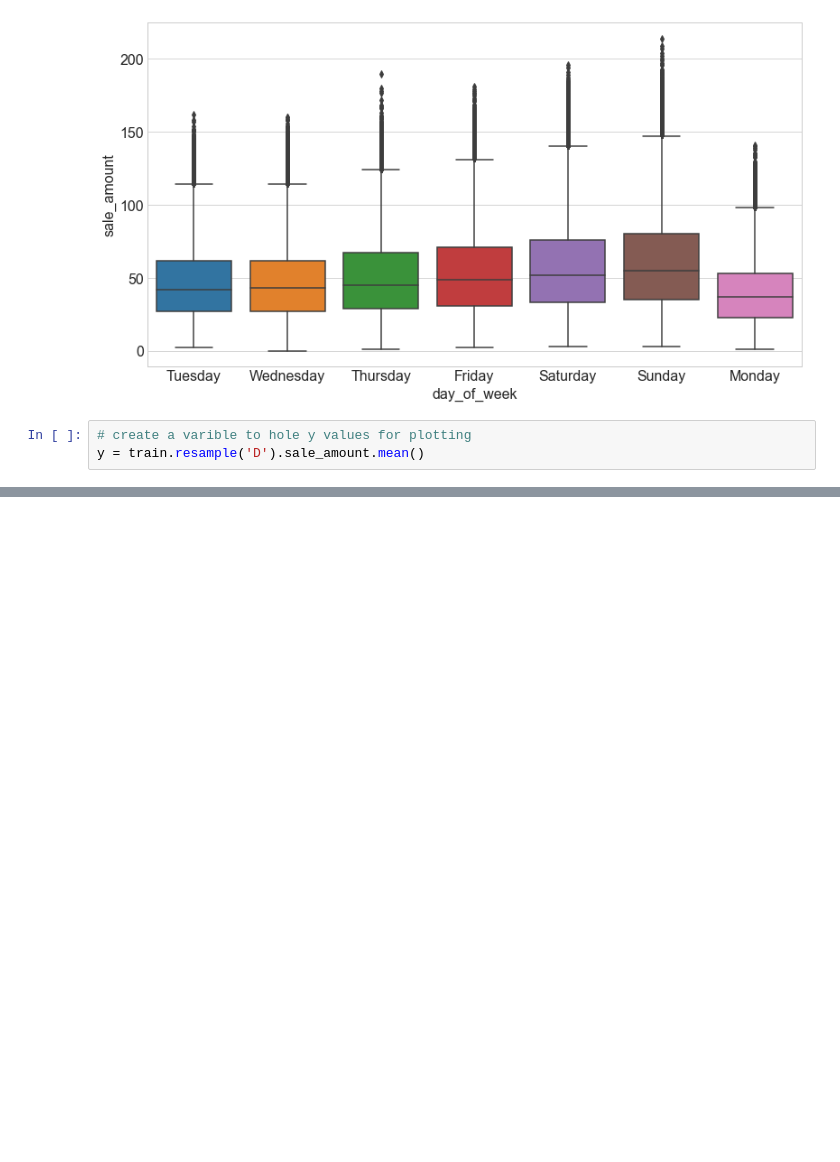
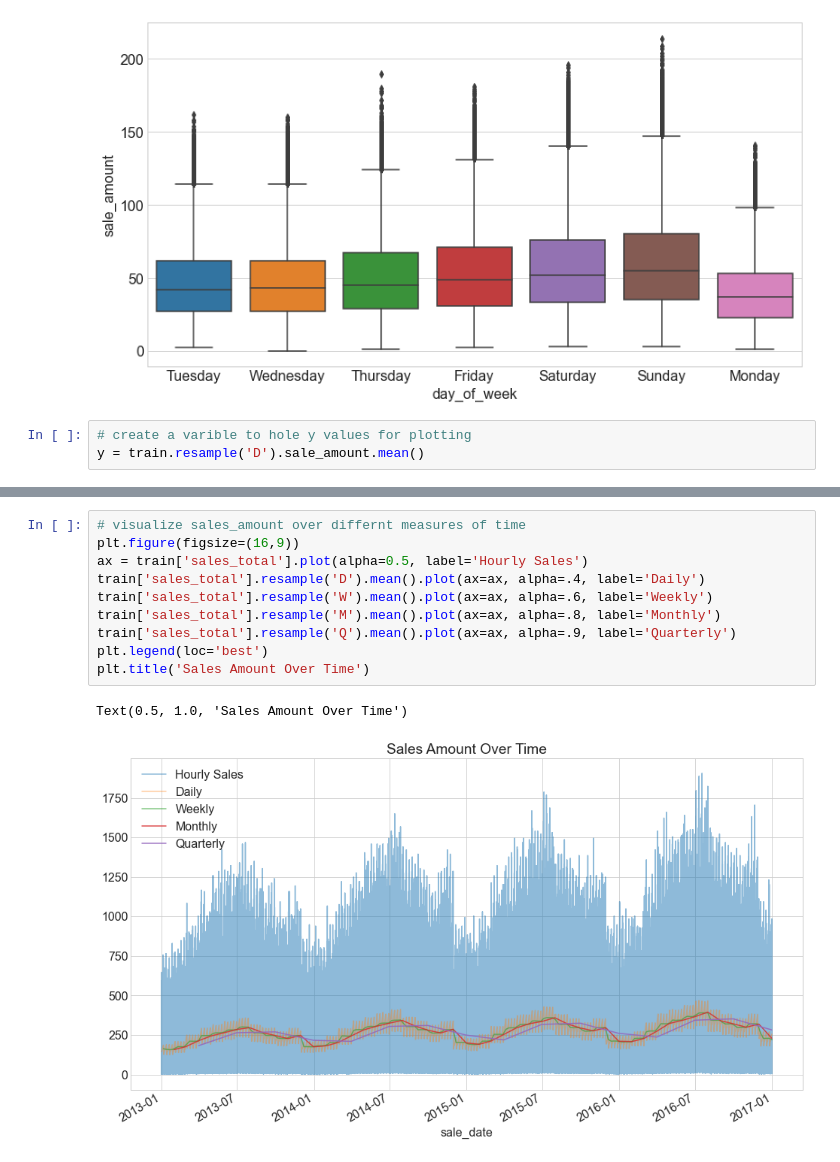
Before and after one commit to craigcalzado/time-series-exercises, a Jupyter notebook: explore.ipynb, the cells around one changed output, grey strips where cells are left out. Saved outputs shown, nothing was run; the diff lists cells and outputs as text; blank space fills up the shorter version.

```diff
--- a/explore.ipynb
+++ b/explore.ipynb
@@ -112,0 +132,13 @@ plt.savefig('seasonal_decompose.png')
+# %%
+# visualize sales_amount over differnt measures of time
+plt.figure(figsize=(16,9))
+ax = train['sales_total'].plot(alpha=0.5, label='Hourly Sales')
+train['sales_total'].resample('D').mean().plot(ax=ax, alpha=.4, label='Daily')
+train['sales_total'].resample('W').mean().plot(ax=ax, alpha=.6, label='Weekly')
+train['sales_total'].resample('M').mean().plot(ax=ax, alpha=.8, label='Monthly')
+train['sales_total'].resample('Q').mean().plot(ax=ax, alpha=.9, label='Quarterly')
+plt.legend(loc='best')
+plt.title('Sales Amount Over Time')
+# %% [output]
+Text(0.5, 1.0, 'Sales Amount Over Time')
+[figure, added]
```
Also changed, not shown: parts of 8 cells of this notebook.
